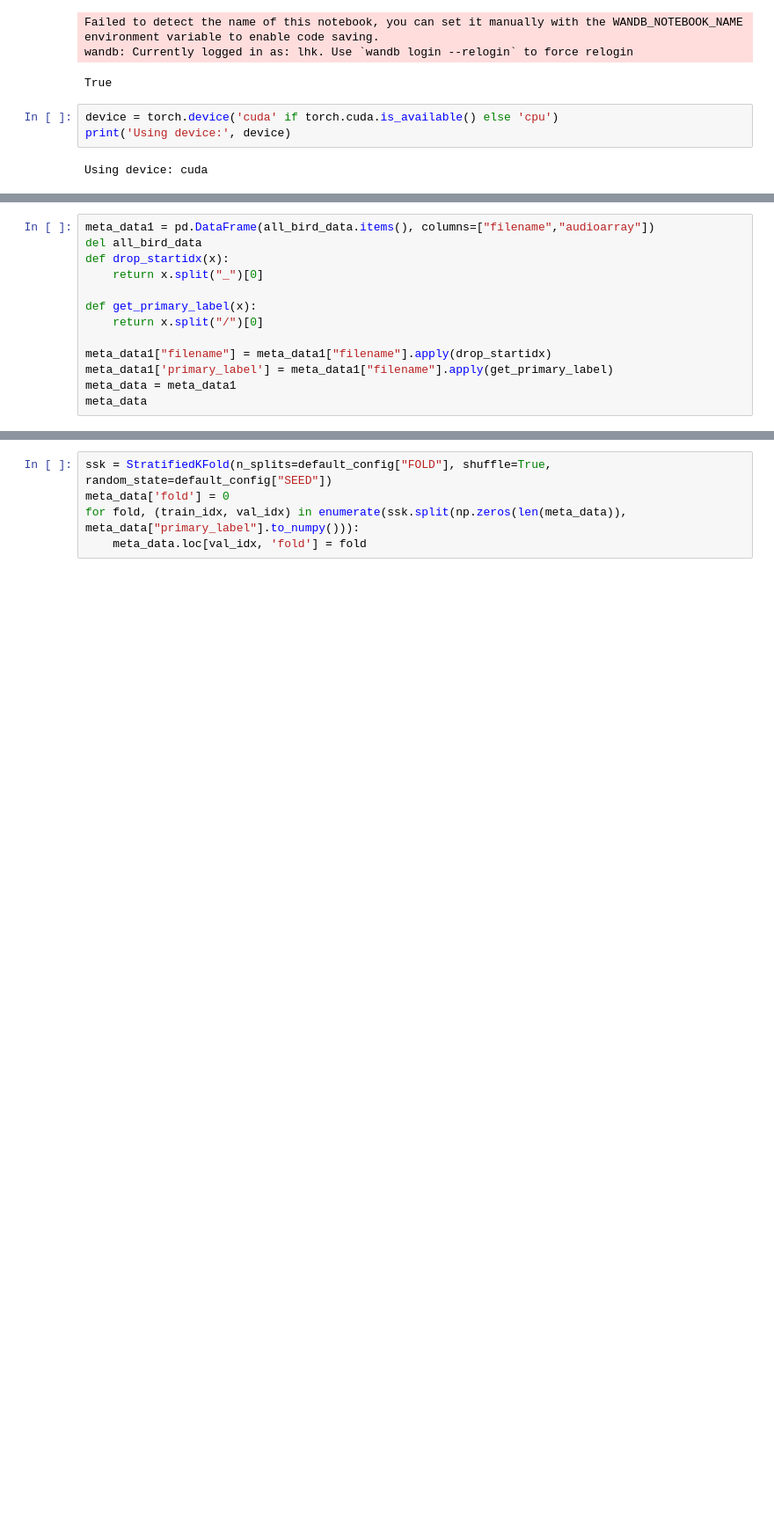
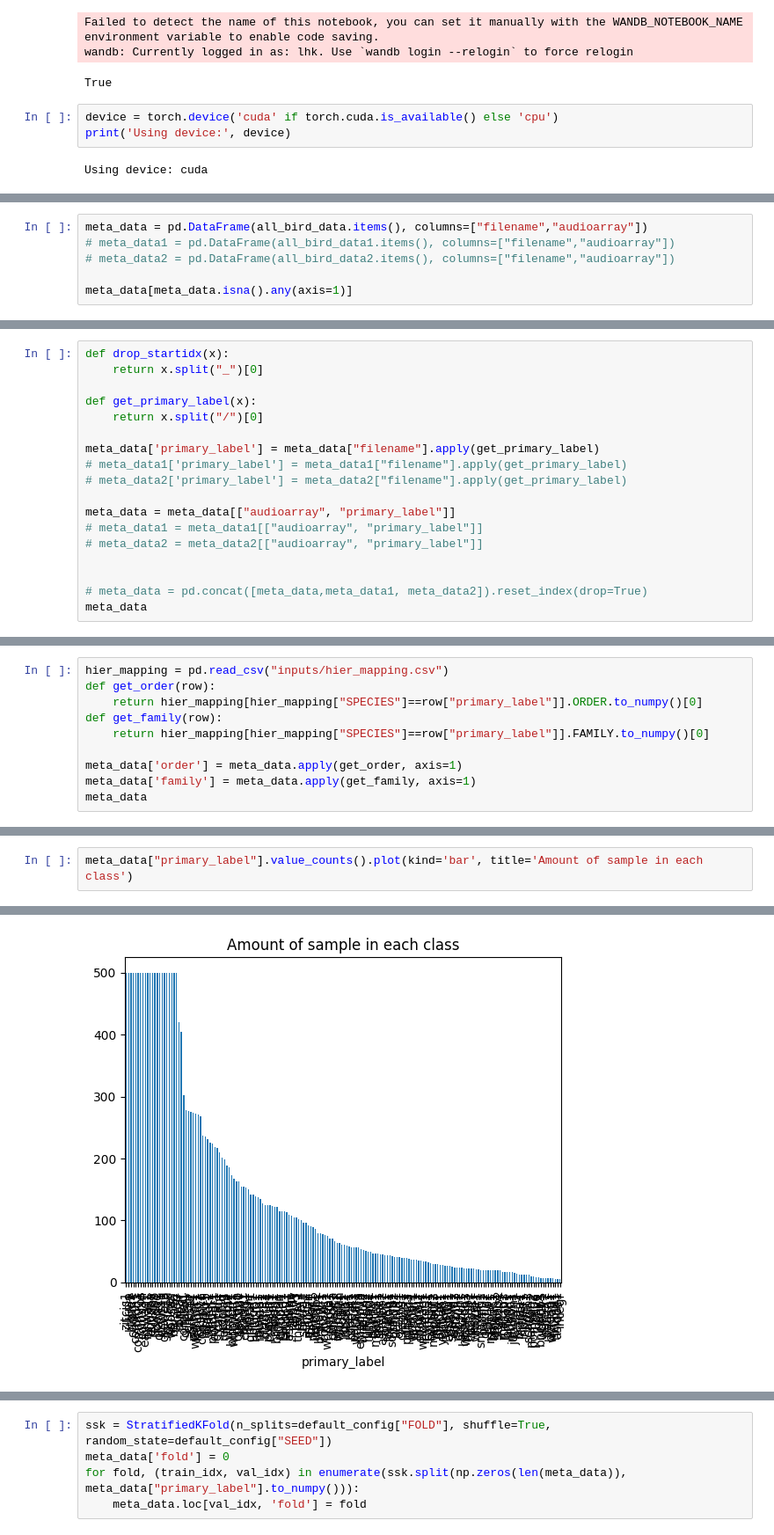
Before and after one commit to LHKode/BirdCLEF2024, a Jupyter notebook: Training.ipynb, the cells around one changed output, grey strips where cells are left out. Shown: that part at 88% size. Cells and saved outputs as stored; diff of their text form; blank space fills up the shorter version.

```diff
--- a/Training.ipynb
+++ b/Training.ipynb
@@ -187,0 +104,6 @@ else:
+# %%
+meta_data = pd.DataFrame(all_bird_data.items(), columns=["filename","audioarray"])
+# meta_data1 = pd.DataFrame(all_bird_data1.items(), columns=["filename","audioarray"])
+# meta_data2 = pd.DataFrame(all_bird_data2.items(), columns=["filename","audioarray"])
+
+meta_data[meta_data.isna().any(axis=1)]
@@ -188,13 +112,18 @@ else:
 # %%
-meta_data1 = pd.DataFrame(all_bird_data.items(), columns=["filename","audioarray"])
-del all_bird_data
 def drop_startidx(x):
     return x.split("_")[0]
 
 def get_primary_label(x):
     return x.split("/")[0]
 
-meta_data1["filename"] = meta_data1["filename"].apply(drop_startidx)
-meta_data1['primary_label'] = meta_data1["filename"].apply(get_primary_label)
-meta_data = meta_data1
+meta_data['primary_label'] = meta_data["filename"].apply(get_primary_label)
+# meta_data1['primary_label'] = meta_data1["filename"].apply(get_primary_label)
+# meta_data2['primary_label'] = meta_data2["filename"].apply(get_primary_label)
+
+meta_data = meta_data[["audioarray", "primary_label"]]
+# meta_data1 = meta_data1[["audioarray", "primary_label"]]
+# meta_data2 = meta_data2[["audioarray", "primary_label"]]
+
+
+# meta_data = pd.concat([meta_data,meta_data1, meta_data2]).reset_index(drop=True)
 meta_data
@@ -200,0 +144,10 @@ meta_data
+# %%
+hier_mapping = pd.read_csv("inputs/hier_mapping.csv")
+def get_order(row):
+    return hier_mapping[hier_mapping["SPECIES"]==row["primary_label"]].ORDER.to_numpy()[0]
+def get_family(row):
+    return hier_mapping[hier_mapping["SPECIES"]==row["primary_label"]].FAMILY.to_numpy()[0]
+
+meta_data['order'] = meta_data.apply(get_order, axis=1)
+meta_data['family'] = meta_data.apply(get_family, axis=1)
+meta_data
@@ -200,0 +189,3 @@ meta_data
+# %%
+meta_data["primary_label"].value_counts().plot(kind='bar', title='Amount of sample in each class')
+# %% [output]
@@ -201,2 +193,3 @@ meta_data
+[figure, added]
 # %%
 class BirdCLEF_Dataset(torch.utils.data.Dataset):
```
Also changed, not shown: parts of 27 cells of this notebook, 13 other files.
